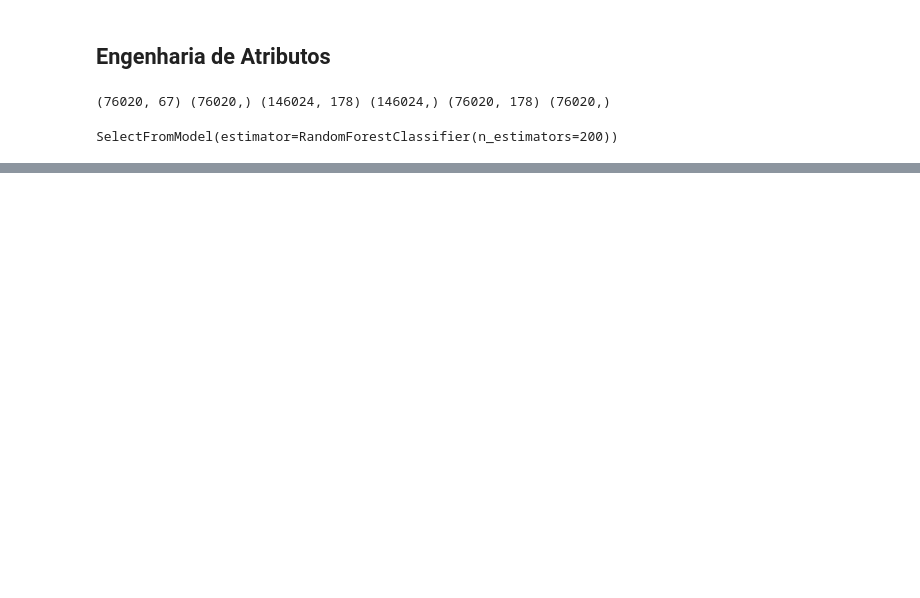
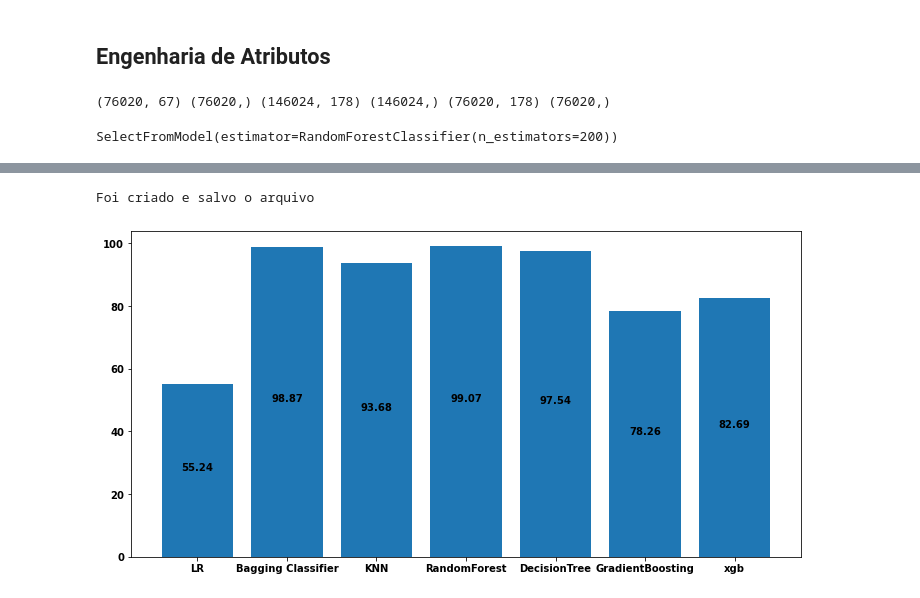
Before and after one commit to leandrofusco/Santander_Customer_Satisfaction, a Jupyter notebook: Projeto_Santander.ipynb, the cells around one changed output, grey strips where cells are left out. Drawn from its saved outputs; the diff is of its cells as text; code cells hidden in the pictures; blank space fills up the shorter version.

Commit message:
c3 - Descrição das etapas, entendimento das transformações dos dados, elaboração de gráficos de comparação da acuracia dos modelos de predição

```diff
--- a/Projeto_Santander.ipynb
+++ b/Projeto_Santander.ipynb
@@ -743,3 +757,6 @@ from sklearn.model_selection import cross_val_score
 from sklearn.metrics import f1_score,roc_curve,roc_auc_score,precision_score,recall_score,accuracy_score
 # %%
 import os
+# %%
+def carregar_tabela(arquivo):
+    return pd.read_csv(arquivo, names=['modelo','acuracia'], header=0)
@@ -787,6 +818,14 @@ info_df_pca.sort_values(by='acuracia', ascending=False)
 # %%
-acuracia_modelos_upsample = []
-for name,model in models:
-    model.fit(X_upsample_train,y_upsample_train)
-    result = model.score(X_upsample_test, y_upsample_test)
-    acuracia_modelos_upsample.append([name,result*100.0])
+
+if os.path.exists('acuracia_modelos_upsample'):
+    print("O arquivo já existe")
+else:
+    acuracia_modelos_upsample = []
+    for name,model in models:
+        model.fit(X_upsample_train,y_upsample_train)
+        result = model.score(X_upsample_test, y_upsample_test)
+        acuracia_modelos_upsample.append([name,result*100.0])
+    pd.DataFrame(acuracia_modelos_upsample).to_csv('acuracia_modelos_upsample')
+    print("Foi criado e salvo o arquivo")
+# %% [output]
+Foi criado e salvo o arquivo
@@ -797,0 +832,12 @@ info_df_upsample.sort_values(by='acuracia', ascending=False)
+# %%
+info_df_upsample = carregar_tabela('acuracia_modelos_upsample')
+plt.bar(info_df_upsample.modelo,info_df_upsample.acuracia)
+s=[i for i in info_df_upsample.modelo]
+n=[i for i in info_df_upsample.acuracia]
+for i in range(len(n)):
+    plt.annotate("{:.2f}".format((n[i])), xy=(s[i],n[i]), xytext=(i, n[i]/2), ha='center')
+
+
+plt.show()
+# %% [output]
+[figure, added]
```
Also changed, not shown: parts of 36 cells of this notebook.
